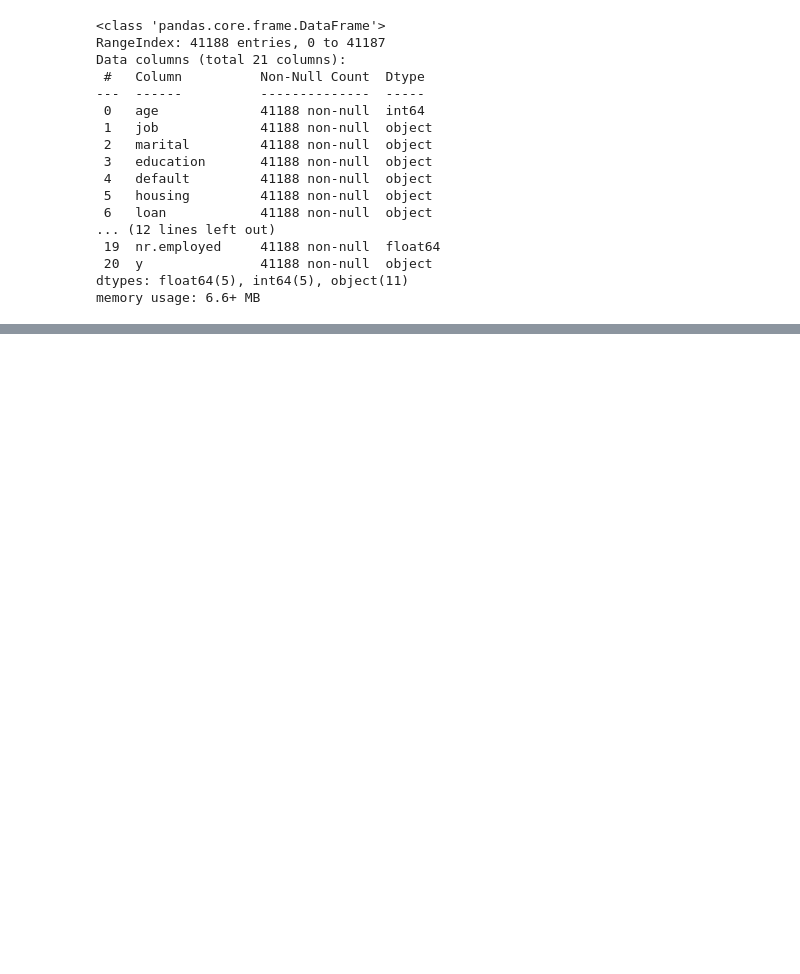
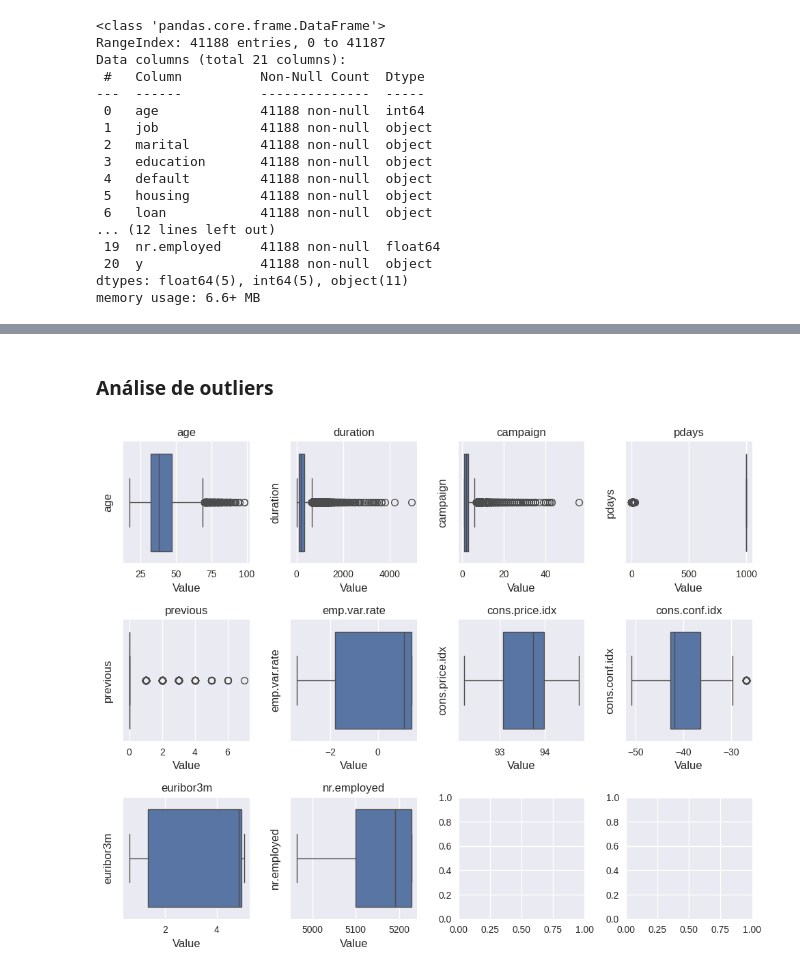
Before and after one commit to espeditoalves/Bank_Marketing_ML, a Jupyter notebook: Notebooks/0_Analise_exploratoria.ipynb, the cells around one changed output, grey strips where cells are left out. Cells and saved outputs as stored; diff of their text form; code cells hidden in the pictures; blank space fills up the shorter version.

```diff
--- a/Notebooks/0_Analise_exploratoria.ipynb
+++ b/Notebooks/0_Analise_exploratoria.ipynb
@@ -98,0 +207,22 @@ memory usage: 6.6+ MB
+# %% [markdown]
+### Análise de outliers
+# %%
+import seaborn as sns
+# Criar uma figura e eixos com 3 linhas e 4 colunas
+fig, axes = plt.subplots(nrows=3, ncols=4, figsize=(10, 8))
+
+# Achatando os eixos em uma única dimensão
+axes = axes.flatten()
+
+# Plotar um box plot em cada eixo usando Seaborn
+for ax, coluna in zip(axes, numerical_features):
+    sns.boxplot(x=df_train[coluna], ax=ax)
+    ax.set_title(coluna)
+    ax.set_xlabel('Value')
+    ax.set_ylabel(coluna)
+
+# Ajustar layout
+plt.tight_layout()
+plt.show()
+# %% [output]
+[figure, added]
```
Also changed, not shown: parts of 57 cells of this notebook, 8 other files.
